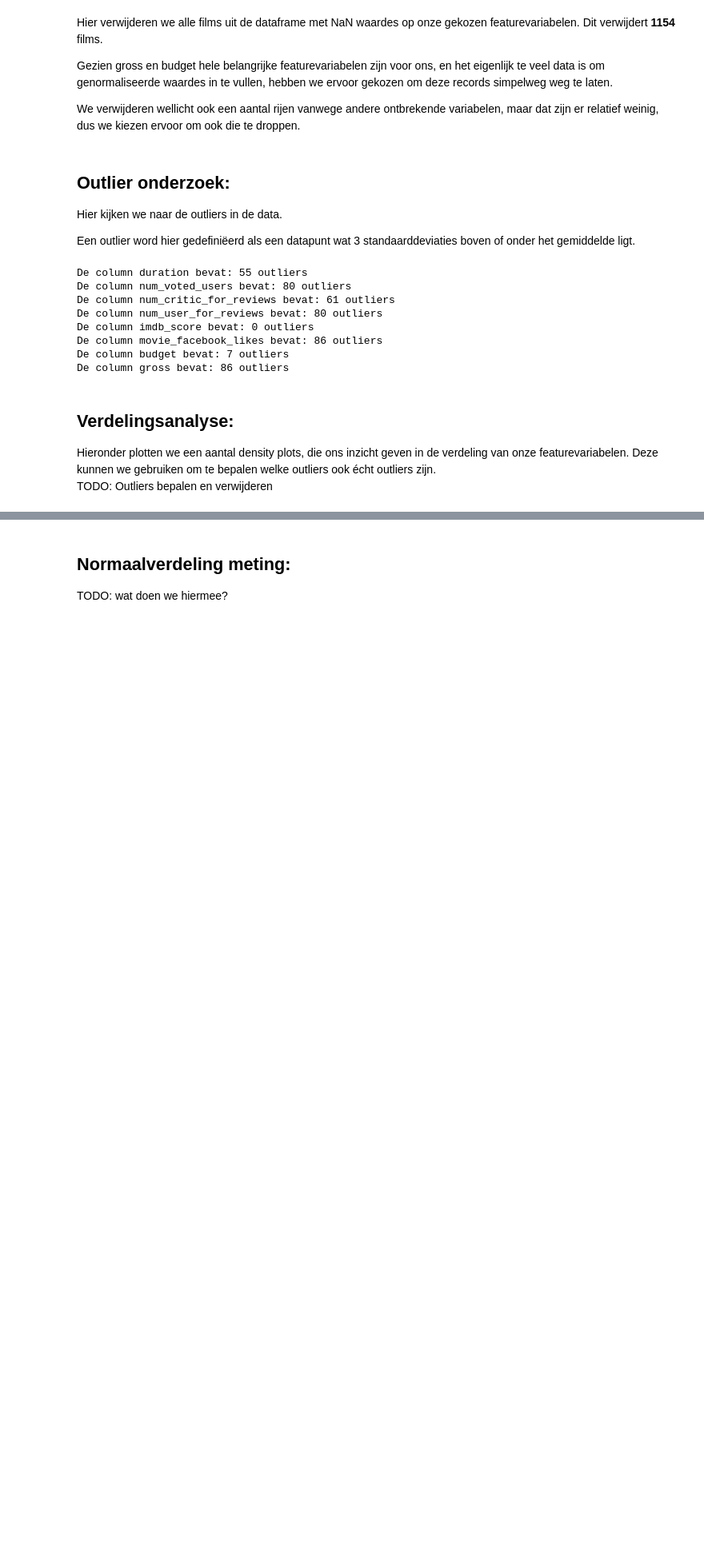
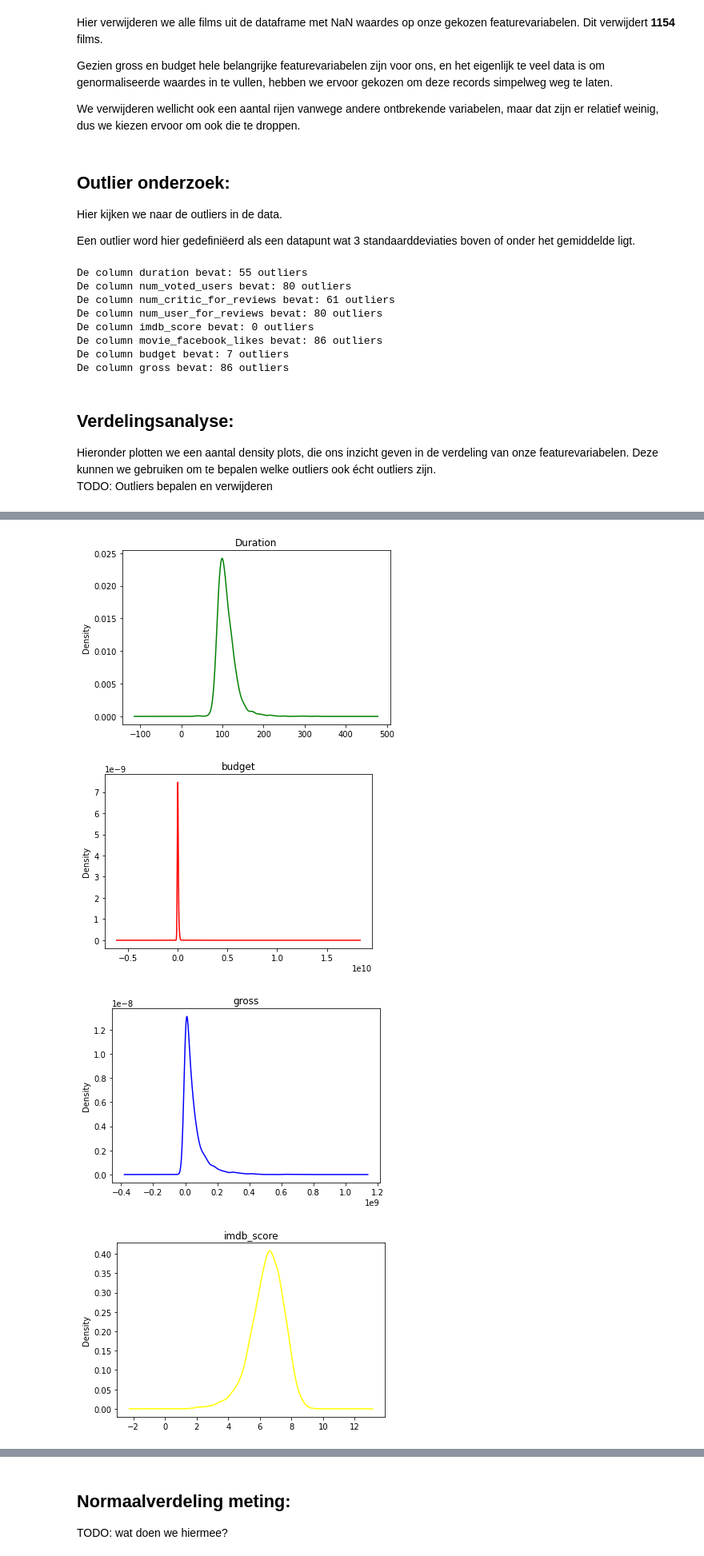
Before and after one commit to Verrem98/Film_dataset_analysis, a Jupyter notebook: main.ipynb, the cells around one changed output, grey strips where cells are left out. Shown at 80% size. Drawn from its saved outputs; the diff is of its cells as text; code cells hidden in the pictures; blank space fills up the shorter version.

Commit message:
= Data types veranderd, de 2 databases zijn nu volledig compatible met elkaar
- Density plots zo gemaakt dat ze op x = 0 beginnen

```diff
--- a/main.ipynb
+++ b/main.ipynb
@@ -191,0 +157,17 @@ plt.show()
+# %%
+col_name_list = [col for col in list(feature_table.columns) if col not in ['movie_title', 'imdb_title_id', 'director_name']]
+col_data_list = [feature_table[x] for x in col_name_list]
+
+
+fig, ax = plt.subplots(len(col_data_list),1)
+fig.set_size_inches(25, 35)
+
+for x in range(len(cat_lst_data)):
+    sns.kdeplot(np.array(col_data_list[x]), ax = ax[x]).set(title= col_name_list[x].capitalize(), xlim = (0))
+
+plt.rcParams["figure.figsize"] = plt.rcParamsDefault["figure.figsize"]
+# %% [output]
+[figure, added]
+[figure, added]
+[figure, added]
+[figure, added]
```
Also changed, not shown: parts of 15 cells of this notebook.
